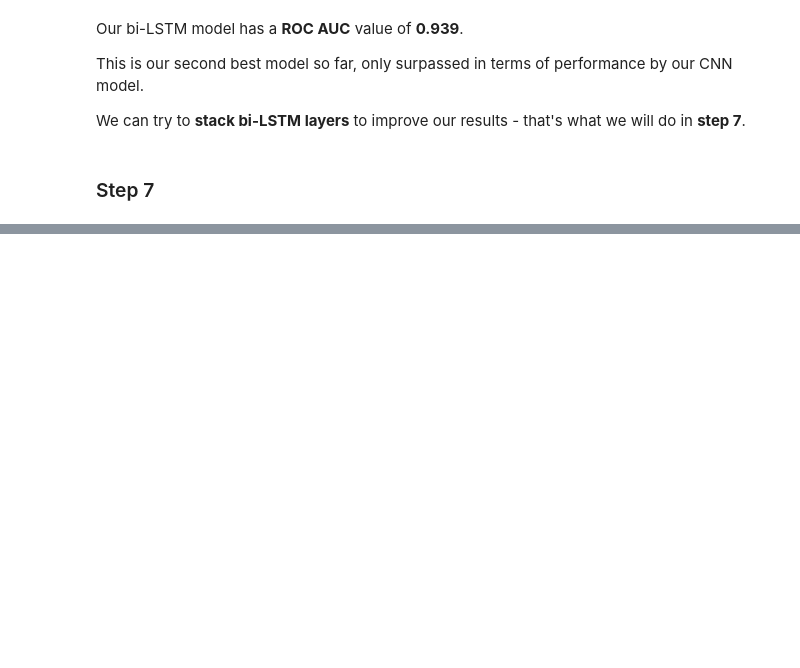
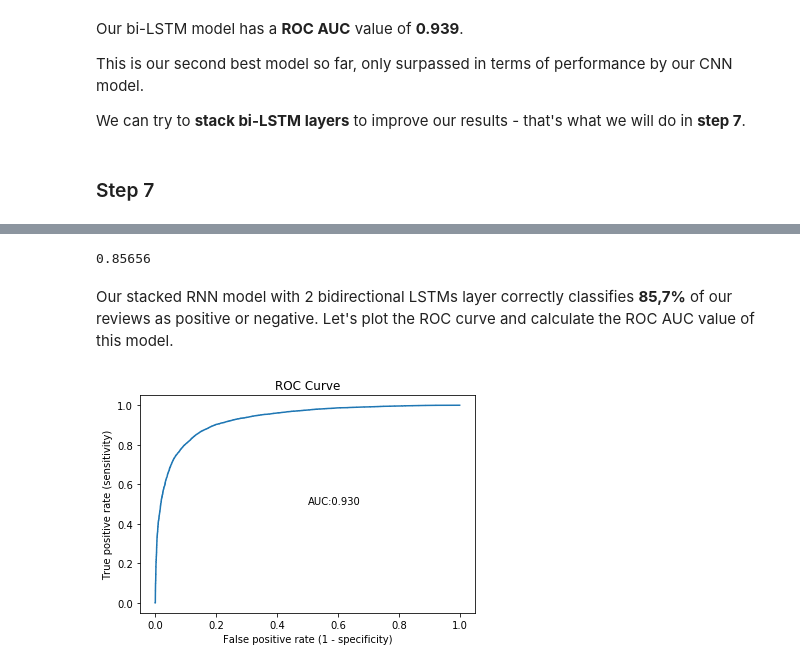
Before and after one commit to j-n-t/natural_language_processing, a Jupyter notebook: Text Classification with Neural Networks.ipynb, the cells around one changed output, grey strips where cells are left out. Drawn from its saved outputs; the diff is of its cells as text; code cells hidden in the pictures; blank space fills up the shorter version.

Commit message:
feat: Create stacked bi-LSTM model

```diff
--- a/Text Classification with Neural Networks.ipynb
+++ b/Text Classification with Neural Networks.ipynb
@@ -1325,0 +1422,9 @@ We can try to **stack bi-LSTM layers** to improve our results - that's what we w
+# %%
+from keras.models import load_model
+
+model = load_model(output_dir+"/weights.04.hdf5")
+# %%
+model.fit(x_train, y_train,
+          batch_size=batch_size, epochs=8, verbose=1, initial_epoch=4,
+          validation_data=(x_test, y_test),
+          callbacks=[modelcheckpoint])
@@ -1325,0 +1448,7 @@ We can try to **stack bi-LSTM layers** to improve our results - that's what we w
+# %%
+# load parameters of epoch 1
+
+model.load_weights(output_dir+"/weights.01.hdf5")
+# %%
+predictions = model.predict(x_test)
+predictions[0:3]
@@ -1325,0 +1488,22 @@ We can try to **stack bi-LSTM layers** to improve our results - that's what we w
+# %%
+# accuracy score
+
+acc_stacked_bilstm = accuracy_score(y_test, predictions_class)
+print(acc_stacked_bilstm)
+# %% [output]
+0.85656
+# %% [markdown]
+Our stacked RNN model with 2 bidirectional LSTMs layer correctly classifies **85,7%** of our reviews as positive or negative. Let's plot the ROC curve and calculate the ROC AUC value of this model.
+# %%
+fpr, tpr, thresh = roc_curve(y_test, predictions)
+
+area_uc_stacked_bilstm = auc(fpr, tpr)
+
+plt.figure(figsize=(6,4))
+plt.plot(fpr, tpr)
+plt.xlabel('False positive rate (1 - specificity)')
+plt.ylabel('True positive rate (sensitivity)')
+plt.text(0.5, 0.5, 'AUC:{:.3f}'.format(area_uc_stacked_bilstm))
+plt.title('ROC Curve');
+# %% [output]
+[figure, added]
```
Also changed, not shown: parts of 27 cells of this notebook.
